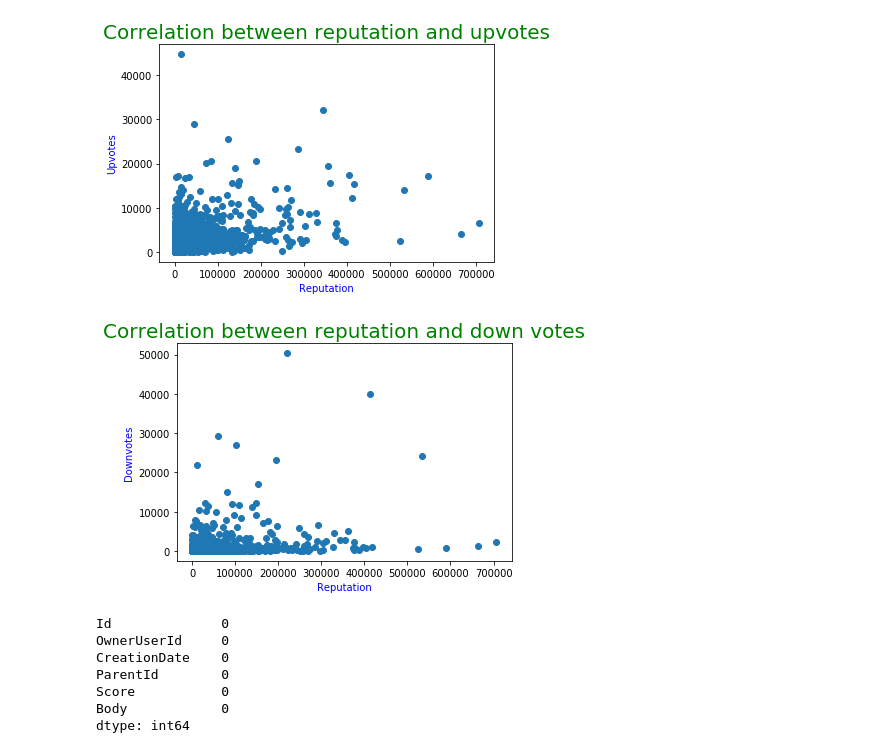
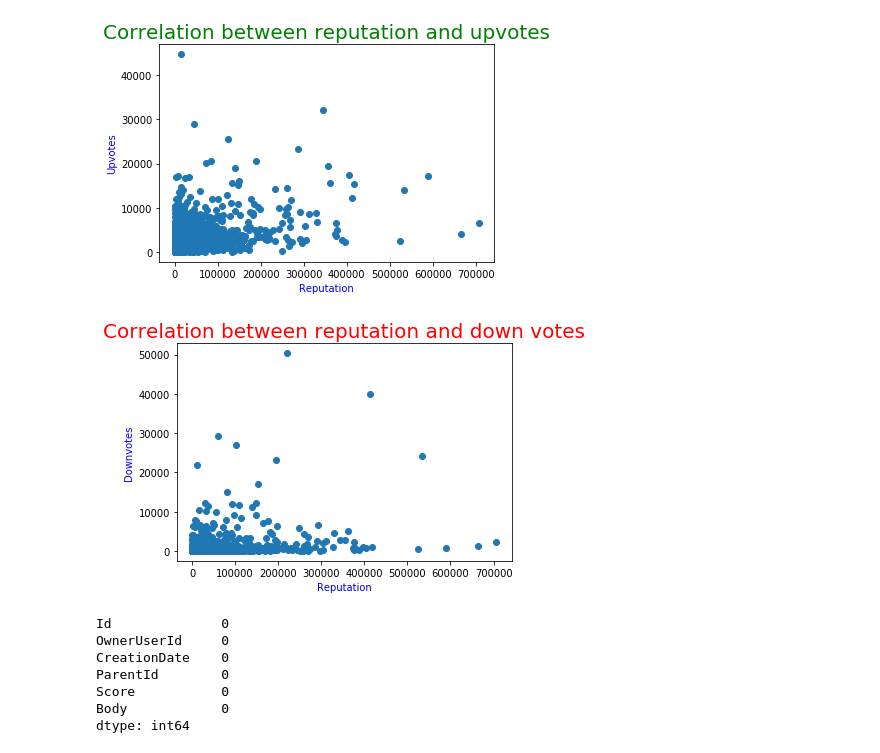
Before and after one commit to KarthikeyanVenkataraman/edastackoverflow, a Jupyter notebook: StackOverFlow_Draft.ipynb, the cells around one changed output. Drawn from its saved outputs; the diff is of its cells as text; code cells hidden in the pictures.

```diff
--- a/StackOverFlow_Draft.ipynb
+++ b/StackOverFlow_Draft.ipynb
@@ -539,16 +539,16 @@ plt.show()
 # %%
 # plotting scatterplot
 plt.scatter(reputation, downvotes)
 
-plt.title("Correlation between reputation and down votes", fontdict={'fontsize': 20, 'fontweight' : 5, 'color' : 'Green'})
+plt.title("Correlation between reputation and down votes", fontdict={'fontsize': 20, 'fontweight' : 5, 'color' : 'Red'})
 
 plt.xlabel("Reputation", fontdict={'fontsize': 10, 'fontweight' : 3, 'color' : 'Blue'})
 plt.ylabel("Downvotes", fontdict={'fontsize': 10, 'fontweight' : 3, 'color' : 'Blue'})
 
 # necessary command to display graph
 plt.show()
 # %% [output]
-[figure, old version]
+[figure, new version]
 # %%
 # Before removing the NaN values from OwnerUserId column, impute the value as zero so that we can decide later whether this can be dropped or not from Answer data Set
 inpAns["OwnerUserId"].fillna(0, inplace = True)
```
Also changed, not shown: parts of 1 cell of this notebook.
